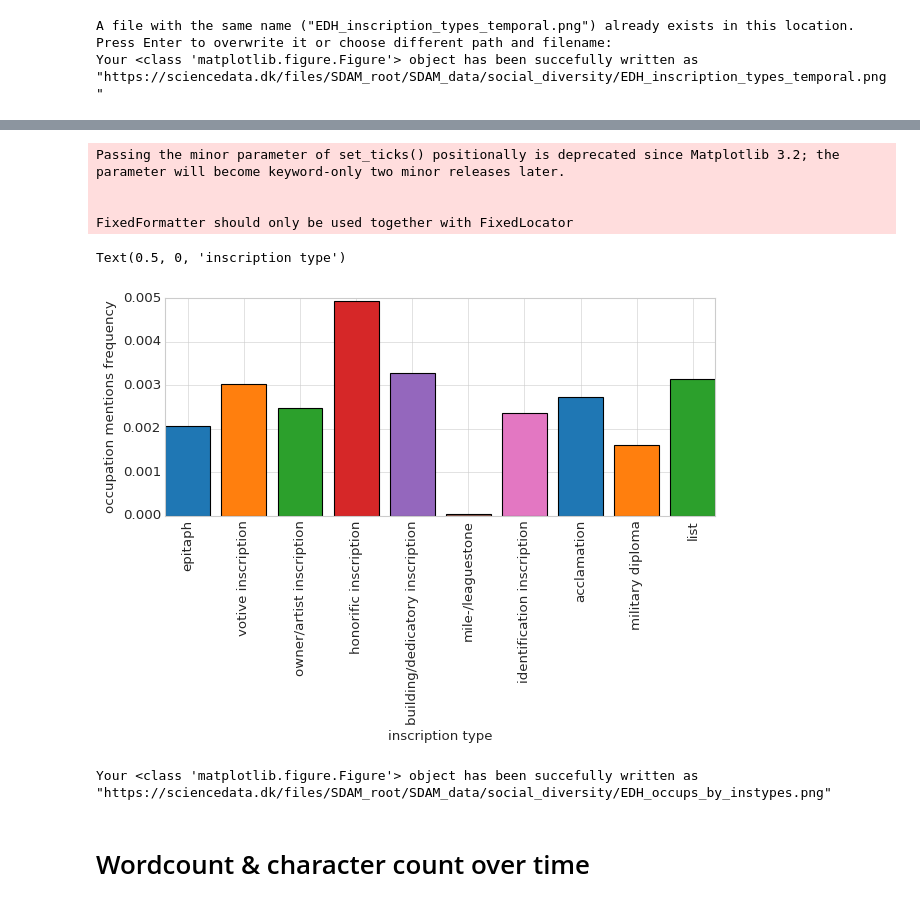
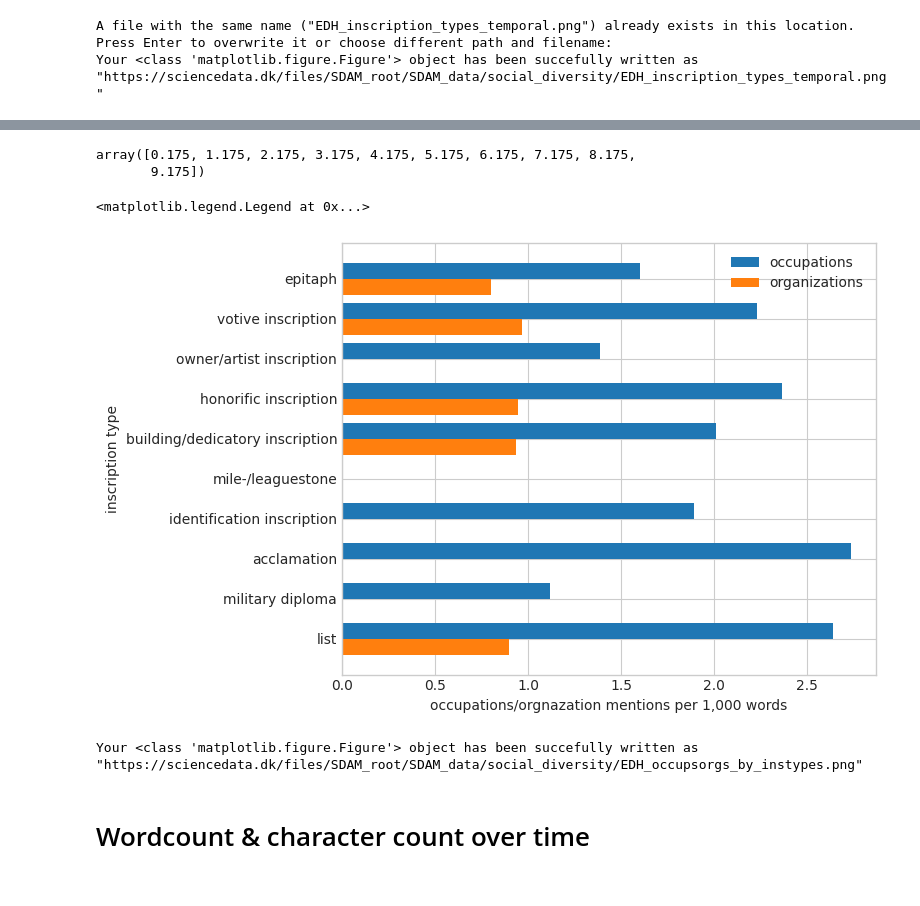
Before and after one commit to sdam-au/LI_ETL, a Jupyter notebook: scripts/1_5_py_WORDS&OCCUPATIONS_TEMPORAL.ipynb, the cells around one changed output, grey strips where cells are left out. Cells and saved outputs as stored; diff of their text form; code cells hidden in the pictures.

Commit message:
first figures with organizations

```diff
--- a/scripts/1_5_py_WORDS&OCCUPATIONS_TEMPORAL.ipynb
+++ b/scripts/1_5_py_WORDS&OCCUPATIONS_TEMPORAL.ipynb
@@ -225,10 +191,3 @@ def unique_ngrams_weighted(timeblock_df, column="clean_text_interpretive_word"):
     all_ngrams_unique = list(set(all_ngrams))
     charcount = timeblock_df[column].astype(str).apply(lambda x: len(x)).sum()
     return len(all_ngrams_unique) / charcount
-# %%
-N = 0
-for ins_type_tup in simulations_by_type_len:
-    subset_df = EDH[EDH["type_of_inscription_clean"]==ins_type_tup[0]]
-    print(ins_type_tup[0], subset_df["occups_N"].sum())
-    N += subset_df["occups_N"].sum()
-    #subset_df = EDH[EDH["type_of_inscription_clean"]==ins_type_tup[0]]
@@ -256,0 +194,9 @@ N
+# %%
+# N of occuptions and N of organization per inscription category
+ins_types_occs_orgs = []
+for ins_type_tup in simulations_by_type_len:
+    subset_df = EDH[EDH["type_of_inscription_clean"]==ins_type_tup[0]]
+    occ_N = subset_df["occups_N"].sum()
+    orgs_N = subset_df["organizations_N"].sum()
+    ins_types_occs_orgs.append([ins_type_tup[0] + " (N={0})".format(len(subset_df)), occ_N, orgs_N])
+    print("inscription type: {0}, N of occupations: {1}, N of organizations: {2}".format(ins_type_tup[0], str(occ_N), str(orgs_N)))
@@ -261,10 +245,9 @@ EDH["occups_N"].sum()
 # %%
-types, frequencies = [], []
+types, occups_freqs, orgs_freqs = [], [], []
 
-for ins_type_tup in simulations_by_type_len[:10]:
+for ins_type_tup in simulations_by_type_len[:10][::-1]: # for horizontal bar below, we need the list in reverse order, therefore: [::-1]
     subset_df = EDH[EDH["type_of_inscription_clean"]==ins_type_tup[0]]
     subset_wordcount = wordcount(subset_df).sum()
     types.append(ins_type_tup[0])
-    frequencies.append(subset_df["occups_N"].sum() / subset_wordcount)
-    print(ins_type_tup[0], subset_df["occups_N"].sum() / subset_wordcount)
-    #subset_df = EDH[EDH["type_of_inscription_clean"]==ins_type_tup[0]]
+    occups_freqs.append(subset_df["occups_N"].sum() / subset_wordcount * 1000)
+    orgs_freqs.append(subset_df["organizations_N"].sum() / subset_wordcount * 1000)
@@ -281,0 +254,7 @@ list 0.0031425364758698093
+# %%
+height = 0.35
+y = np.arange(len(types))
+y + height/2
+# %% [output]
+array([0.175, 1.175, 2.175, 3.175, 4.175, 5.175, 6.175, 7.175, 8.175,
+       9.175])
@@ -282,23 +263,24 @@ list 0.0031425364758698093
 # %%
-fig, ax  = plt.subplots(figsize=(8, 6), tight_layout=True)
+fig, ax  = plt.subplots(figsize=(8, 5), tight_layout=True)
 
-ax.bar(types, frequencies, color=tab_colors_list[:len(simulations_by_type)])
-y_pos = range(len(types))
-ax.set_xticks(y_pos, types)
-ax.set_xticklabels(labels = types, rotation="vertical")
-ax.set_ylabel("occupation mentions frequency")
-ax.set_xlabel("inscription type")
+y = np.arange(len(types))
+height = 0.4
+
+ax.barh(y + height/2, occups_freqs, height, label="occupations") #, color=tab_colors_list[:len(simulations_by_type)])
+ax.barh(y - height/2, orgs_freqs, height, label="organizations") #, color=tab_colors_list[:len(simulations_by_type)])
+
+ax.set_yticks(y) #y_pos, types)
+ax.set_yticklabels(types) #, rotation="vertical")
+ax.set_xlabel("occupations/orgnazation mentions per 1,000 words")
+ax.set_ylabel("inscription type")
+ax.legend()
 # %% [output]
-Passing the minor parameter of set_ticks() positionally is deprecated since Matplotlib 3.2; the parameter will become keyword-only two minor releases later.
-
-
-FixedFormatter should only be used together with FixedLocator
+<matplotlib.legend.Legend at 0x...>
-Text(0.5, 0, 'inscription type')
-[figure, old version]
+[figure, new version]
 # %%
-sddk.write_file("SDAM_data/social_diversity/EDH_occups_by_instypes.png", fig, conf)
+sddk.write_file("SDAM_data/social_diversity/EDH_occupsorgs_by_instypes.png", fig, conf)
 # %% [output]
-Your <class 'matplotlib.figure.Figure'> object has been succefully written as "https://sciencedata.dk/files/SDAM_root/SDAM_data/social_diversity/EDH_occups_by_instypes.png"
+Your <class 'matplotlib.figure.Figure'> object has been succefully written as "https://sciencedata.dk/files/SDAM_root/SDAM_data/social_diversity/EDH_occupsorgs_by_instypes.png"
 # %% [markdown]
 # Wordcount & character count over time
 # %%
```
Also changed, not shown: parts of 26 cells of this notebook.
